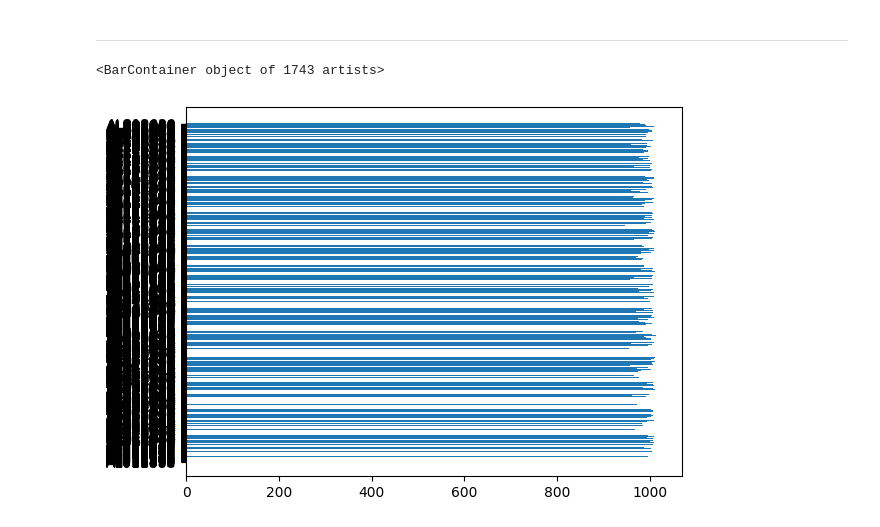
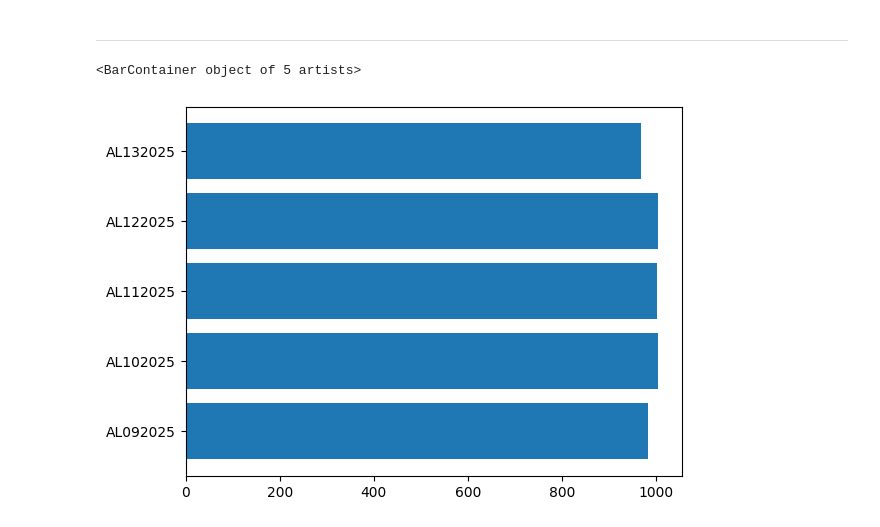
Before and after one commit to Erica4397/for_coding_camp1, a Jupyter notebook: ForCodingCampNotebook.ipynb, the cells around one changed output. Saved outputs shown, nothing was run; the diff lists cells and outputs as text; code cells hidden in the pictures.

```diff
--- a/ForCodingCampNotebook.ipynb
+++ b/ForCodingCampNotebook.ipynb
@@ -96,9 +110,9 @@ Text(0, 0.5, 'Longitude')
 ___
 # %%
 #working on this part
-df_later_half = df_nodup.iloc[len(df)//10:]
-means = df_later_half.groupby('storm_id')['min_pressure_mb'].mean()
+df_later_part = df.tail(100)
+means = df_later_part.groupby('storm_id')['min_pressure_mb'].mean()
 plt.barh(means.index, means.values)
 # %% [output]
-<BarContainer object of 1743 artists>
+<BarContainer object of 5 artists>
-[figure, old version]
+[figure, new version]
```
Also changed, not shown: parts of 1 cell of this notebook.
